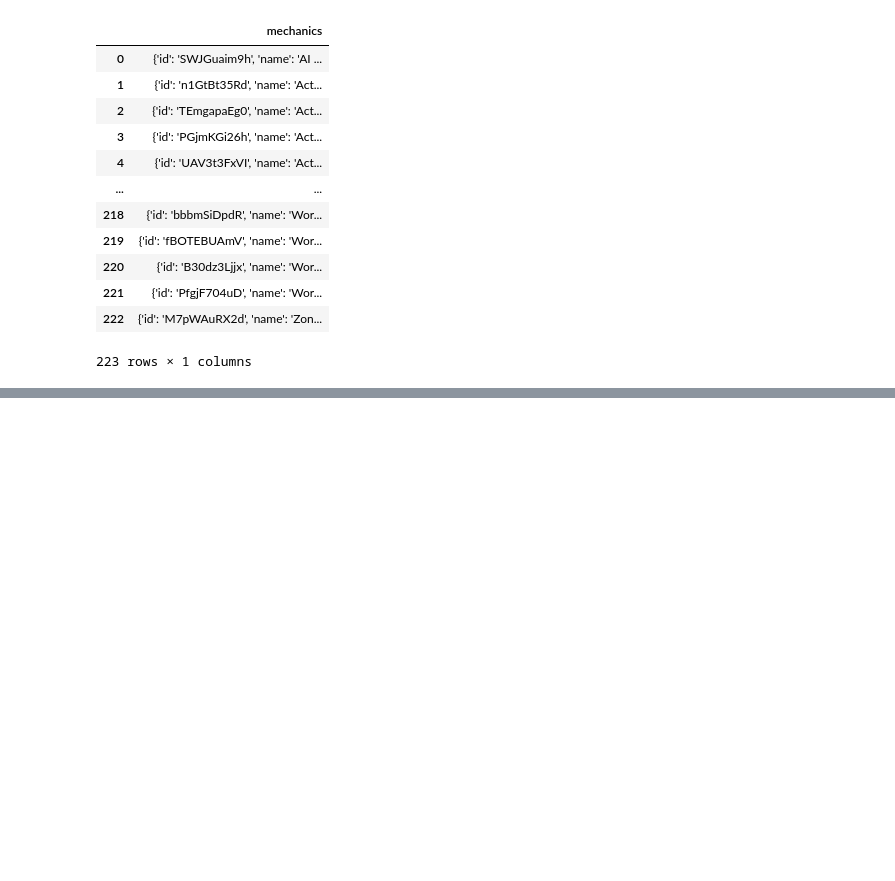
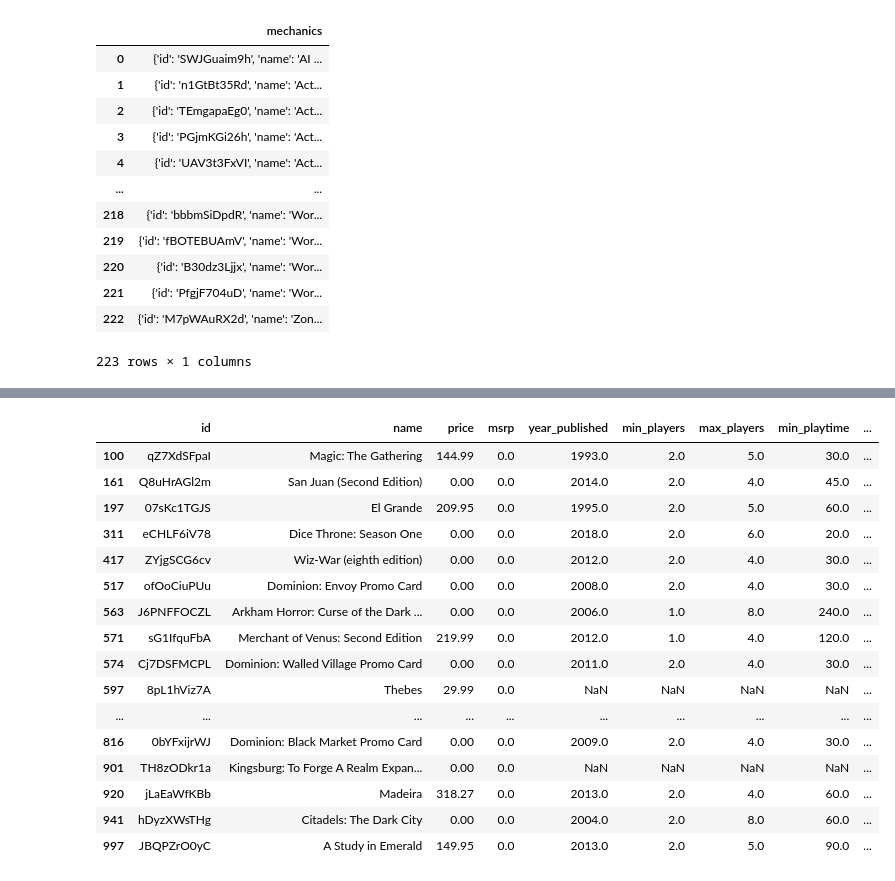
Before and after one commit to Andy-Jensen/board-game-project, a Jupyter notebook: Prepare.ipynb, the cells around one changed output, grey strips where cells are left out. Cells and saved outputs as stored; diff of their text form; code cells hidden in the pictures; blank space fills up the shorter version.

Commit message:
fixing msrp and price

```diff
--- a/Prepare.ipynb
+++ b/Prepare.ipynb
@@ -190,0 +202,3 @@ pd.DataFrame(data)
+# %%
+df=df.drop(columns=['mechanics', 'categories', 'publishers', 'designers', 'primary_publisher', 'primary_designer',
+                    'artists', 'description_preview'])
@@ -190,0 +233,3 @@ pd.DataFrame(data)
+# %%
+# drop amazon rank because there is too high of variance and missing 25%+ of entries
+df=df.drop(columns=['amazon_rank'])
@@ -190,0 +297,20 @@ pd.DataFrame(data)
+# %%
+df[df['msrp']==0]
+# %% [output]
+|  | id | name | price | msrp | year_published | min_players | max_players | min_playtime | ... |
+| 100 | qZ7XdSFpaI | Magic: The Gathering | 144.99 | 0.0 | 1993.0 | 2.0 | 5.0 | 30.0 | ... |
+| 161 | Q8uHrAGl2m | San Juan (Second Edition) | 0.00 | 0.0 | 2014.0 | 2.0 | 4.0 | 45.0 | ... |
+| 197 | 07sKc1TGJS | El Grande | 209.95 | 0.0 | 1995.0 | 2.0 | 5.0 | 60.0 | ... |
+| 311 | eCHLF6iV78 | Dice Throne: Season One | 0.00 | 0.0 | 2018.0 | 2.0 | 6.0 | 20.0 | ... |
+| 417 | ZYjgSCG6cv | Wiz-War (eighth edition) | 0.00 | 0.0 | 2012.0 | 2.0 | 4.0 | 30.0 | ... |
+| 517 | ofOoCiuPUu | Dominion: Envoy Promo Card | 0.00 | 0.0 | 2008.0 | 2.0 | 4.0 | 30.0 | ... |
+| 563 | J6PNFFOCZL | Arkham Horror: Curse of the Dark ... | 0.00 | 0.0 | 2006.0 | 1.0 | 8.0 | 240.0 | ... |
+| 571 | sG1IfquFbA | Merchant of Venus: Second Edition | 219.99 | 0.0 | 2012.0 | 1.0 | 4.0 | 120.0 | ... |
+| 574 | Cj7DSFMCPL | Dominion: Walled Village Promo Card | 0.00 | 0.0 | 2011.0 | 2.0 | 4.0 | 30.0 | ... |
+| 597 | 8pL1hViz7A | Thebes | 29.99 | 0.0 | NaN | NaN | NaN | NaN | ... |
+| ... | ... | ... | ... | ... | ... | ... | ... | ... | ... |
+| 816 | 0bYFxijrWJ | Dominion: Black Market Promo Card | 0.00 | 0.0 | 2009.0 | 2.0 | 4.0 | 30.0 | ... |
+| 901 | TH8zODkr1a | Kingsburg: To Forge A Realm Expan... | 0.00 | 0.0 | NaN | NaN | NaN | NaN | ... |
+| 920 | jLaEaWfKBb | Madeira | 318.27 | 0.0 | 2013.0 | 2.0 | 4.0 | 60.0 | ... |
+| 941 | hDyzXWsTHg | Citadels: The Dark City | 0.00 | 0.0 | 2004.0 | 2.0 | 8.0 | 60.0 | ... |
+| 997 | JBQPZrO0yC | A Study in Emerald | 149.95 | 0.0 | 2013.0 | 2.0 | 5.0 | 90.0 | ... |
```
Also changed, not shown: parts of 29 cells of this notebook, 1 other file.
